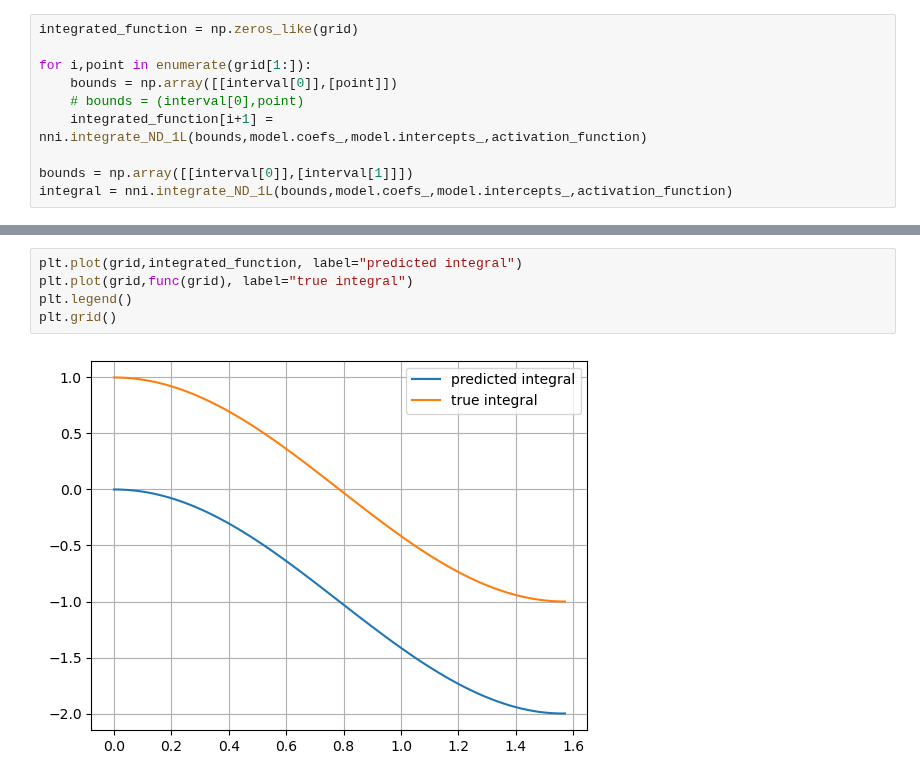
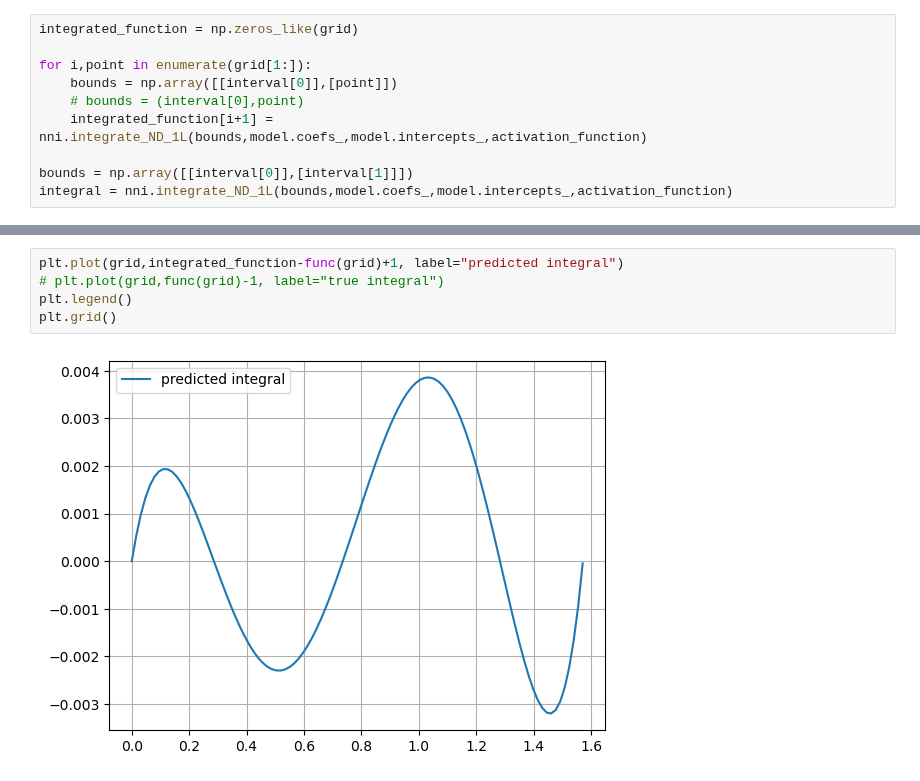
Before and after one commit to LukasEin/jaxgp, a Jupyter notebook: nn_integration/nni_1d.ipynb, the cells around one changed output, grey strips where cells are left out. Saved outputs shown, nothing was run; the diff lists cells and outputs as text.

```diff
--- a/nn_integration/nni_1d.ipynb
+++ b/nn_integration/nni_1d.ipynb
@@ -49,10 +49,10 @@ print(integral)
 # %%
-plt.plot(grid,integrated_function, label="predicted integral")
-plt.plot(grid,func(grid), label="true integral")
+plt.plot(grid,integrated_function-func(grid)+1, label="predicted integral")
+# plt.plot(grid,func(grid)-1, label="true integral")
 plt.legend()
 plt.grid()
 # %% [output]
-[figure, old version]
+[figure, new version]
 # %%
 plt.plot(grid,np.abs(integrated_function+func(0) - func(grid)))
 # %% [output]
```
Also changed, not shown: parts of 3 cells of this notebook, 4 other files.
